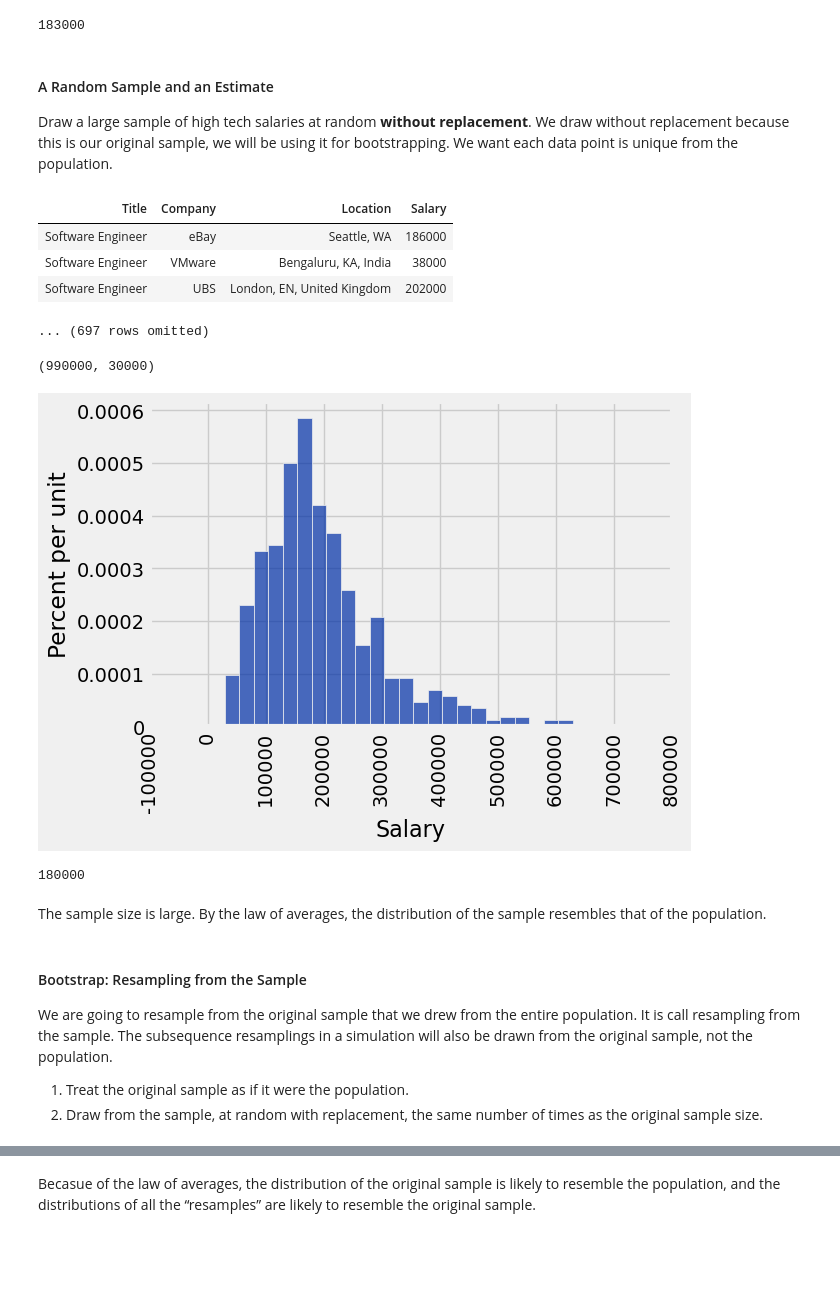
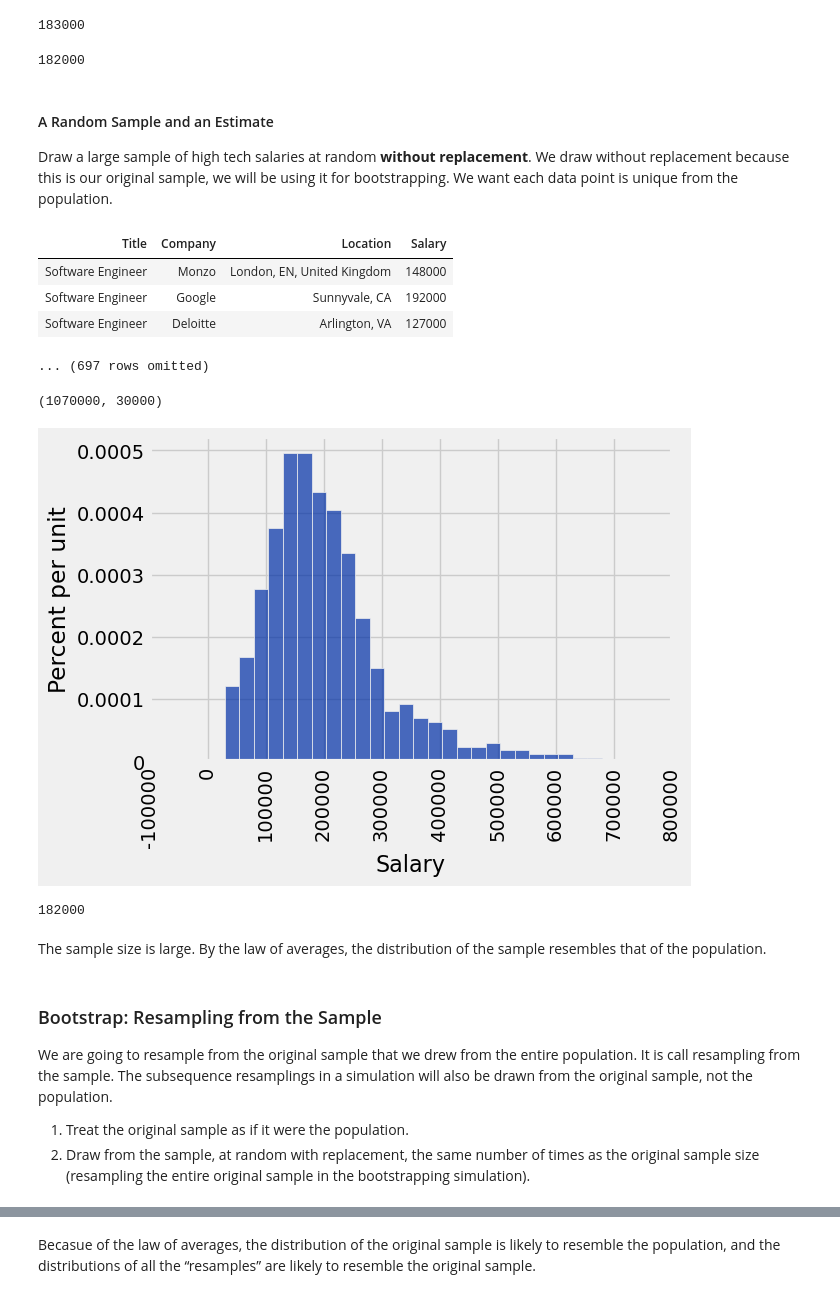
Before and after one commit to SRJC-Data-Science/materials-sp22, a Jupyter notebook: SRJC/lecture_note/lecture_23_24/confidence_intervals-pw.ipynb, the cells around one changed output, grey strips where cells are left out. Saved outputs shown, nothing was run; the diff lists cells and outputs as text; code cells hidden in the pictures; blank space fills up the shorter version.

```diff
--- a/SRJC/lecture_note/lecture_23_24/confidence_intervals-pw.ipynb
+++ b/SRJC/lecture_note/lecture_23_24/confidence_intervals-pw.ipynb
@@ -163,6 +167,6 @@ tech_salaries.show(3)
 # %% [output]
 (4490000, 30000)
 # %%
-original_sample.sort('Salary', descending=False)
+tech_salaries.sort('Salary', descending=False)
 # %% [output]
 | Title | Company | Location | Salary |
@@ -190,6 +215,11 @@ salary_median = percentile(50, tech_salaries.column('Salary'))
 salary_median
 # %% [output]
 183000
+# %%
+# let's look at the salary median within the range in the histogram
+percentile(50, data_from_histogram.column('Salary'))
+# %% [output]
+182000
 # %% [markdown]
 #### A Random Sample and an Estimate
 
@@ -199,34 +229,34 @@ original_sample = tech_salaries.sample(700, with_replacement=False)
 original_sample.show(3)
 # %% [output]
 | Title | Company | Location | Salary |
-| Software Engineer | eBay | Seattle, WA | 186000 |
-| Software Engineer | VMware | Bengaluru, KA, India | 38000 |
-| Software Engineer | UBS | London, EN, United Kingdom | 202000 |
+| Software Engineer | Monzo | London, EN, United Kingdom | 148000 |
+| Software Engineer | Google | Sunnyvale, CA | 192000 |
+| Software Engineer | Deloitte | Arlington, VA | 127000 |
 ... (697 rows omitted)
 # %%
 # check the max and min the original_sample
 (original_sample.column('Salary').max(), original_sample.column('Salary').min())
 # %% [output]
-(990000, 30000)
+(1070000, 30000)
 # %%
-first_sample.select('Salary').hist(bins=np.arange(30000, 700001, 25000))
+original_sample.select('Salary').hist(bins=np.arange(30000, 700001, 25000))
 # %% [output]
-[figure, old version]
+[figure, new version]
 # %%
 # check the salary median from the first sample
 original_sample_median = percentile(50, original_sample.column('Salary'))
 original_sample_median
 # %% [output]
-180000
+182000
 # %% [markdown]
 The sample size is large. By the law of averages, the distribution of the sample resembles that of the population.
 # %% [markdown]
-#### Bootstrap: Resampling from the Sample
+### Bootstrap: Resampling from the Sample
 
 We are going to resample from the original sample that we drew from the entire population. It is call resampling from the sample. The subsequence resamplings in a simulation will also be drawn from the original sample, not the population.
 
 1. Treat the original sample as if it were the population.
-2. Draw from the sample, at random with replacement, the same number of times as the original sample size.
+2. Draw from the sample, at random with replacement, the same number of times as the original sample size (resampling the entire original sample in the bootstrapping simulation).
 # %%
 # let see how it goes with the first resampling
 #   by default, tbl.sample() draws with replacement and the sample size is the size of the table
```
Also changed, not shown: parts of 96 cells of this notebook, 3 other files.
